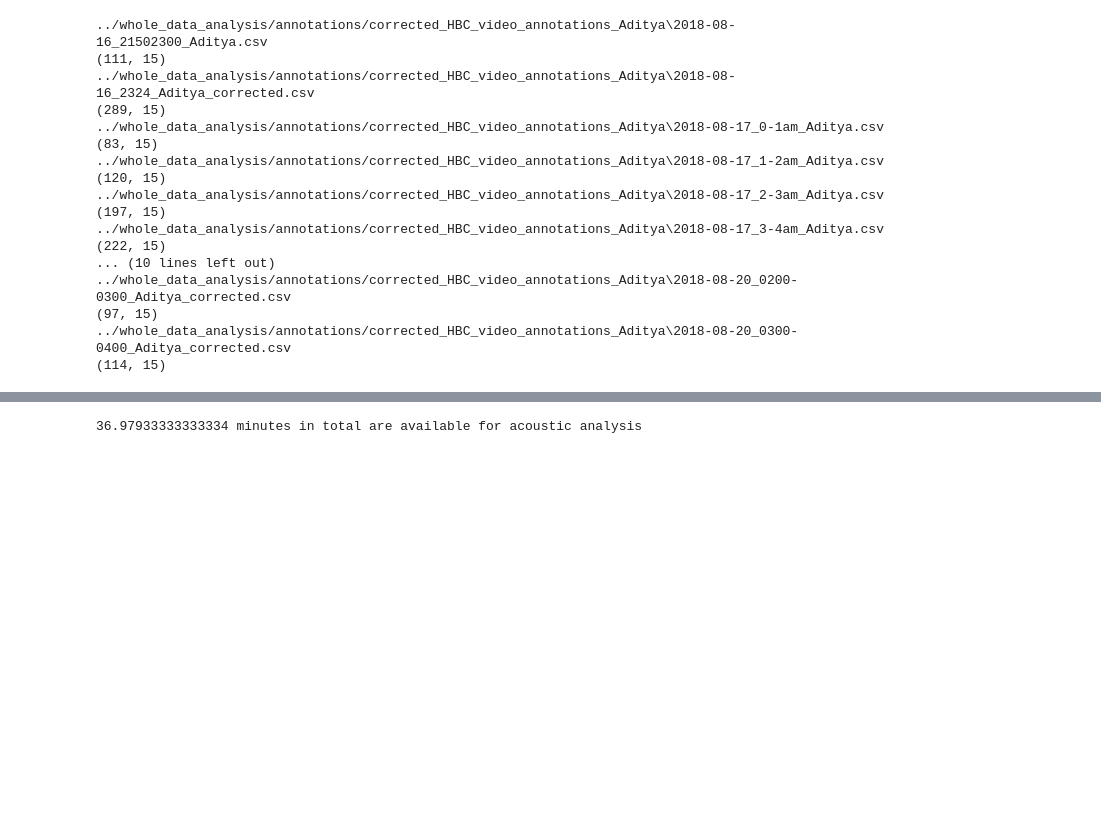
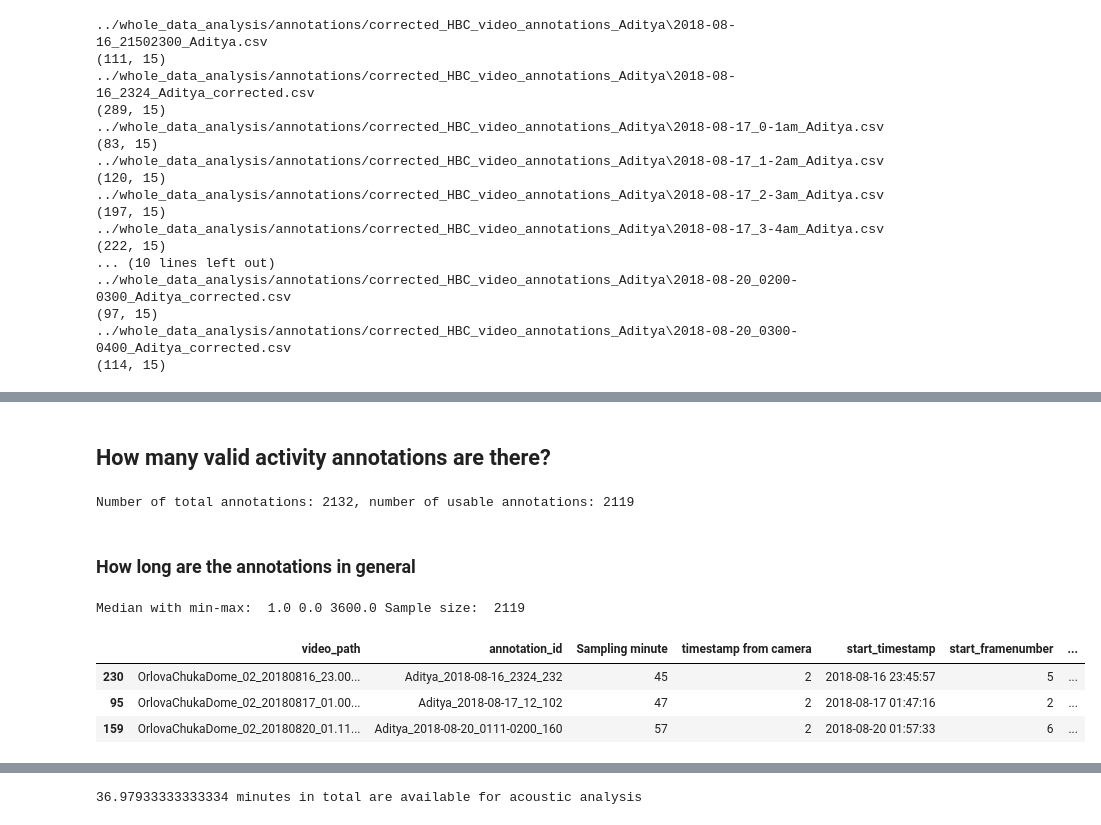
Before and after one commit to thejasvibr/mhbc-online, a Jupyter notebook: combined_analysis/generating_summary_data_and_plot_for_manuscript.ipynb, the cells around one changed output, grey strips where cells are left out. Cells and saved outputs as stored; diff of their text form; code cells hidden in the pictures; blank space fills up the shorter version.

```diff
--- a/combined_analysis/generating_summary_data_and_plot_for_manuscript.ipynb
+++ b/combined_analysis/generating_summary_data_and_plot_for_manuscript.ipynb
@@ -128,0 +176,25 @@ print(annotations)
+# %% [markdown]
+## How many valid activity annotations are there?
+# %%
+parseable_timestamps = np.invert(np.isnan(all_dfs_wdurations['flight_activity_duration']))
+positive_durations =  all_dfs_wdurations['flight_activity_duration']>=0
+valid_annotations = np.logical_and(parseable_timestamps, positive_durations)
+print(f'Number of total annotations: {len(all_flight_activity_durations)}, number of usable annotations: {sum(valid_annotations)}')
+# %% [output]
+Number of total annotations: 2132, number of usable annotations: 2119
+# %% [markdown]
+### How long are the annotations in general
+# %%
+valid_durations = all_dfs_wdurations['flight_activity_duration'][valid_annotations]
+median, mindurn, maxdurn = np.percentile(valid_durations, [50, 0, 100])
+print('Median with min-max: ',median, mindurn, maxdurn, 'Sample size: ', len(valid_durations))
+# %% [output]
+Median with min-max:  1.0 0.0 3600.0 Sample size:  2119
+# %%
+# where are these weird looong annotations from?
+all_dfs_wdurations[all_dfs_wdurations['flight_activity_duration'] > 100]
+# %% [output]
+|  | video_path | annotation_id | Sampling minute | timestamp from camera | start_timestamp | start_framenumber | ... |
+| 230 | OrlovaChukaDome_02_20180816_23.00... | Aditya_2018-08-16_2324_232 | 45 | 2 | 2018-08-16 23:45:57 | 5 | ... |
+| 95 | OrlovaChukaDome_02_20180817_01.00... | Aditya_2018-08-17_12_102 | 47 | 2 | 2018-08-17 01:47:16 | 2 | ... |
+| 159 | OrlovaChukaDome_02_20180820_01.11... | Aditya_2018-08-20_0111-0200_160 | 57 | 2 | 2018-08-20 01:57:33 | 6 | ... |
```
Also changed, not shown: parts of 15 cells of this notebook, 2 other files.
